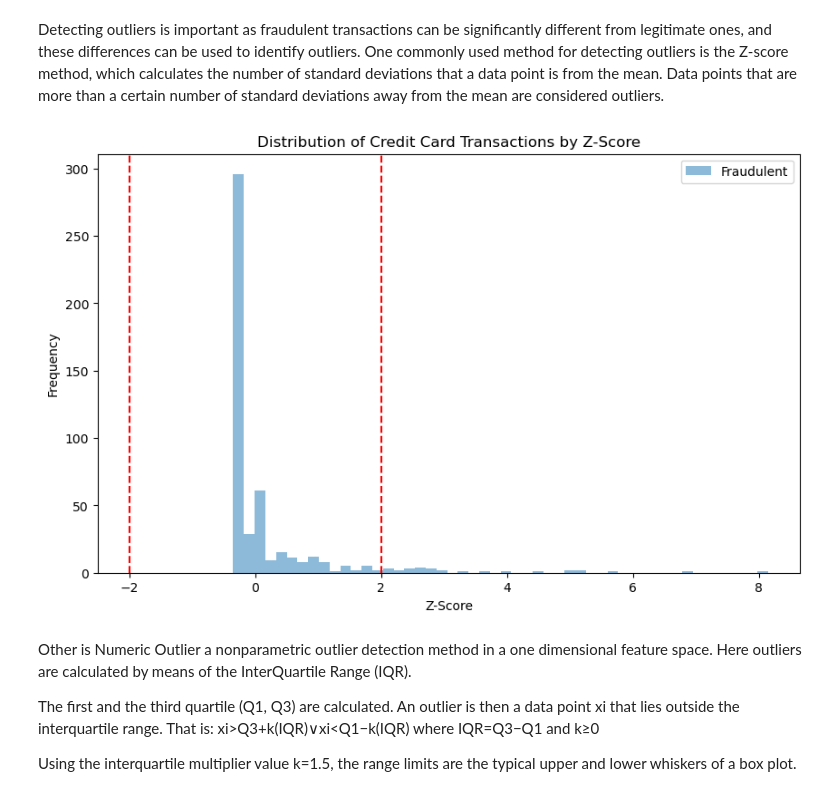
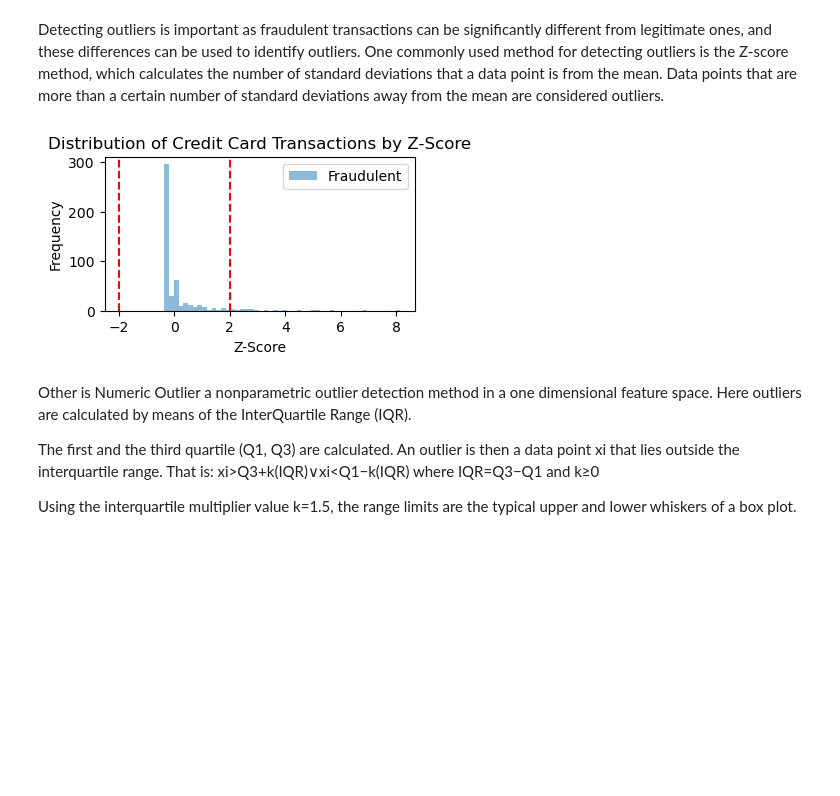
Before and after one commit to MittalMonika/DataScience, a Jupyter notebook: fruadcreditcarddetection.ipynb, the cells around one changed output. Drawn from its saved outputs; the diff is of its cells as text; code cells hidden in the pictures; blank space fills up the shorter version.

```diff
--- a/fruadcreditcarddetection.ipynb
+++ b/fruadcreditcarddetection.ipynb
@@ -238,35 +234,35 @@ Detecting outliers is important as fraudulent transactions can be significantly
 # Calculate the Z-score for each feature
 z_scores = np.abs((df - df.mean()) / df.std())
 
 # Set the threshold for outliers
 #threshold = 3
 
 # Identify the outliers
 #outliers = np.where(z_scores > threshold)
 
 # Print the outliers
 #print('Outliers:', outliers)
 
 
 df['z_score'] = (df['Amount'] - df['Amount'].mean()) / df['Amount'].std()
 
 # Split the data into fraudulent and non-fraudulent transactions
 fraud_df = df[df['Class'] == 1]
 non_fraud_df = df[df['Class'] == 0]
 
 # Plot the Z-scores for fraudulent and non-fraudulent transactions
-plt.figure(figsize=(10, 6))
+plt.figure(figsize=(4, 2))
 #plt.hist(non_fraud_df['z_score'], bins=50, alpha=0.5, label='Non-Fraudulent')
 plt.hist(fraud_df['z_score'], bins=50, alpha=0.5, label='Fraudulent')
 plt.axvline(x=2, color='red', linestyle='--')
 plt.axvline(x=-2, color='red', linestyle='--')
 plt.xlabel('Z-Score')
 plt.ylabel('Frequency')
 plt.title('Distribution of Credit Card Transactions by Z-Score')
 plt.legend()
 plt.show()
 # %% [output]
-[figure, old version]
+[figure, new version]
 # %% [markdown]
 Other is Numeric Outlier a nonparametric outlier detection method in a one dimensional feature space. Here outliers are calculated by means of the InterQuartile Range (IQR).
 
```
Also changed, not shown: parts of 10 cells of this notebook.
